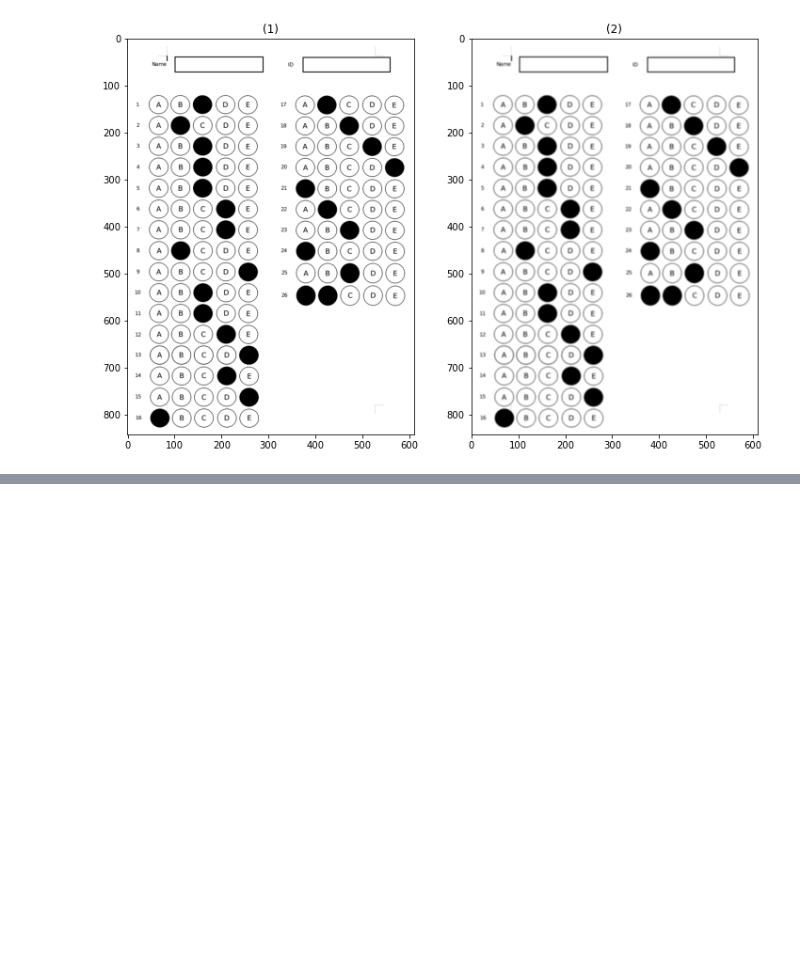
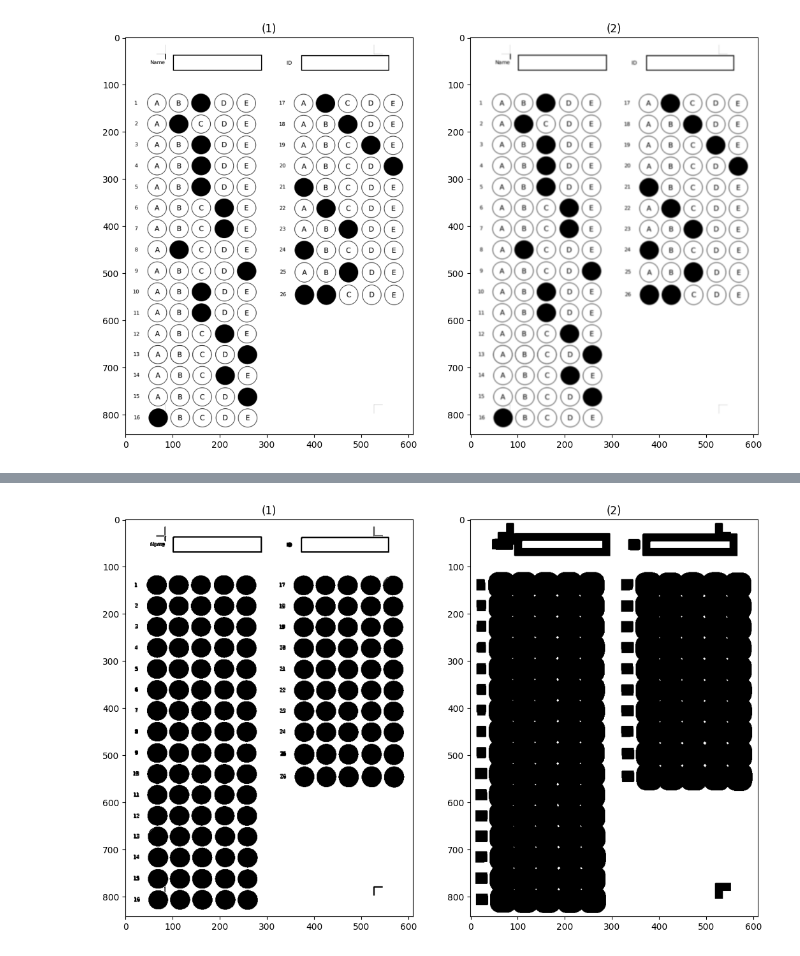
Before and after one commit to ZiadSheriif/Sa7a7LY, a Jupyter notebook: BubbleSheet/BubbleSheet.ipynb, the cells around one changed output, grey strips where cells are left out. Saved outputs shown, nothing was run; the diff lists cells and outputs as text; code cells hidden in the pictures; blank space fills up the shorter version.

```diff
--- a/BubbleSheet/BubbleSheet.ipynb
+++ b/BubbleSheet/BubbleSheet.ipynb
@@ -82,0 +90,6 @@ show_images([erodedImg,cimg])
+# %%
+kernel = np.ones((15,15))
+erodedImg = erode(img_cpy, kernel)
+show_images([img_cpy,erodedImg])
+# %% [output]
+[figure, added]
```
Also changed, not shown: parts of 6 cells of this notebook, 1 other file.
